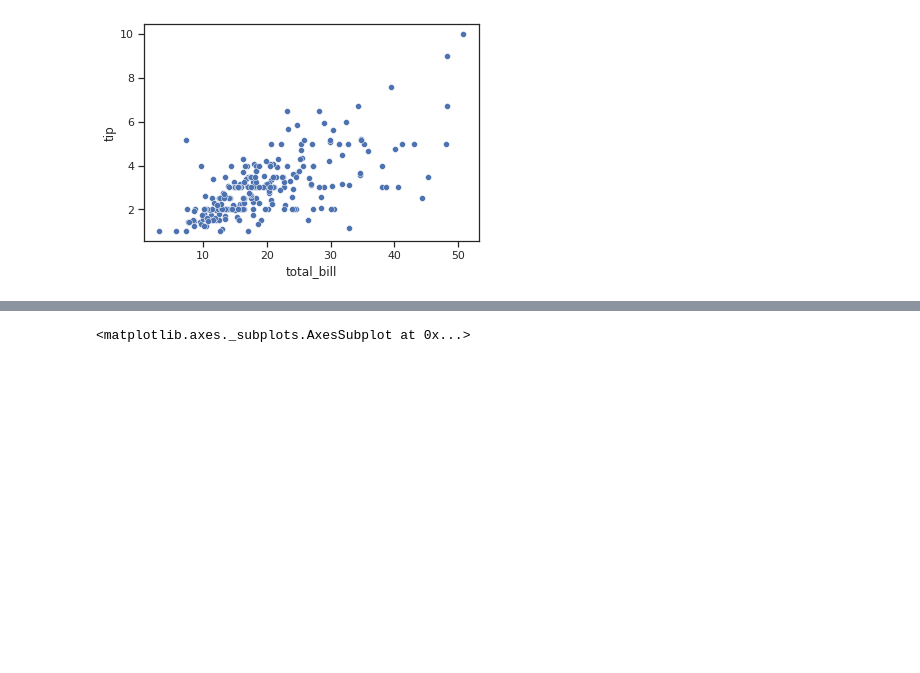
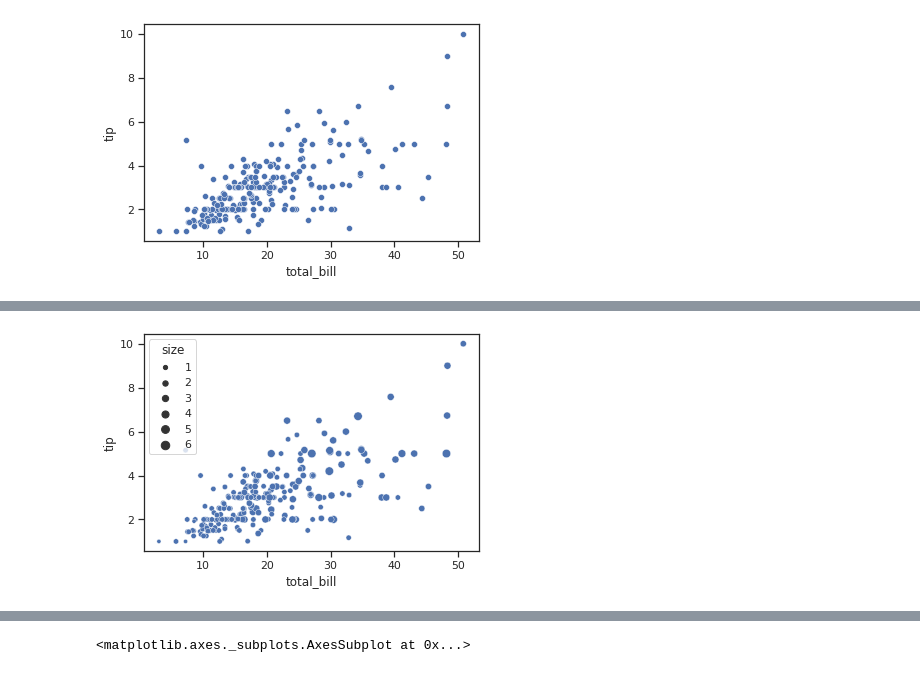
Before and after one commit to zzhining/data_visualization, a Jupyter notebook: tips.ipynb, the cells around one changed output, grey strips where cells are left out. Cells and saved outputs as stored; diff of their text form; code cells hidden in the pictures; blank space fills up the shorter version.

```diff
--- a/tips.ipynb
+++ b/tips.ipynb
@@ -37,0 +46,4 @@ sns.scatterplot(x="total_bill", y="tip", data=tips)
+# %%
+ax = sns.scatterplot(x="total_bill", y="tip", size="size", data=tips)
+# %% [output]
+[figure, added]
```
Also changed, not shown: parts of 4 cells of this notebook.
